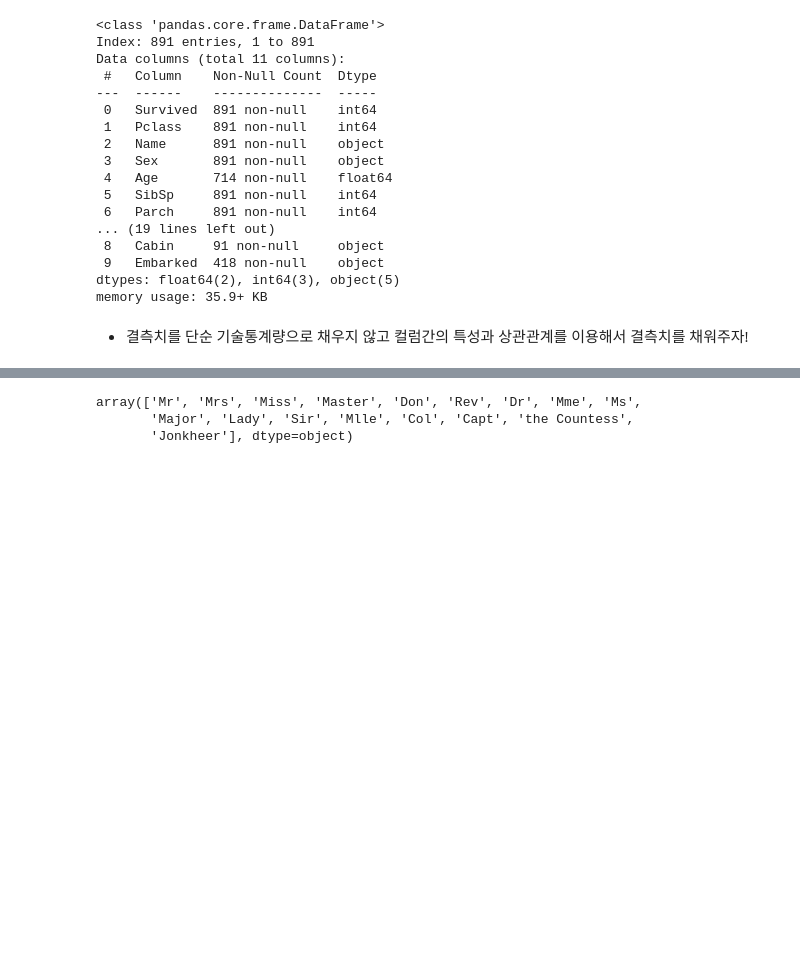
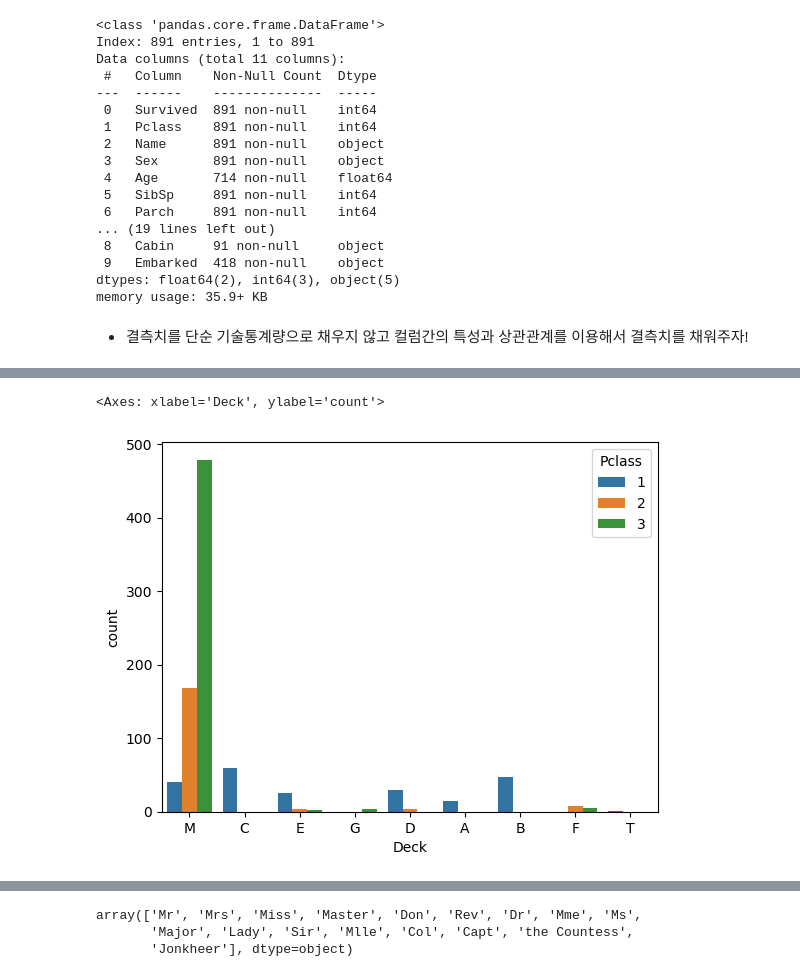
Before and after one commit to ydydydydydy/MachineLearning_, a Jupyter notebook: 04. titanic 데이터를 활용한 생존자 예측.ipynb, the cells around one changed output, grey strips where cells are left out. Cells and saved outputs as stored; diff of their text form; code cells hidden in the pictures; blank space fills up the shorter version.

```diff
--- a/04. titanic 데이터를 활용한 생존자 예측.ipynb
+++ b/04. titanic 데이터를 활용한 생존자 예측.ipynb
@@ -291,0 +259,9 @@ Name: Age, Length: 418, dtype: int64
+# %%
+# Age 결측치를 처리하는 함수 정의
+def fill_age(data):
+    #만약 Age 컬럼에 결측치가 있다면 피봇 테이블에서 값을 찾아서 출력해줘
+    if pd.isna(data['Age']):
+        return train_pivot.loc[(data['Pclass'],data['Sex']),"Age"]
+    # 그렇지 않으면 원래 값을 출력해줘
+    else:
+        return data['Age']
@@ -626,2 +517,0 @@ sns.countplot(data = train, x='Age', hue = 'Survived')
-# %%
-train['Age_Group'] = pd.cut(train['Age'], bins=range(0, 91, 10), right=False, labels=[f"{i}-{i+9}" for i in range(0, 90, 10)])
@@ -787,9 +518,7 @@ def split_name (data):
-# %%
-# apply 함수를 사용하여 train, test 데이터에 적용
-# 'TItle' (호칭)이라는 새로운 컬럼 생성해서 대입
-# 데이터.apply(함수이름)
-train['Title'] = train['Name'].apply(split_name)
-test['Title'] = test['Name'].apply(split_name)
-
-# 2차원 DataFrame에서 한 개의 컬럼만을 출력 > Series 형태의 데이터 > 1차원
-# 축설정해줄 필요가 없음
+# %%
+#Cabin 컬럼 삭제
+train = train.drop('Cabin', axis = 1) #이렇게 다시 대입을 해주거나
+test.drop('Cabin',axis = 1, inplace = True) #자동으로 대입을 해 주는 inplace 속성을 주면 된다.
+
+#이미 삭제되었으니까 이 명령 다시 실행하면 오류남! 나중에 착오하지 말자.
+#처음부터 전체 실행하는 거면 상관없음
@@ -795,0 +575,8 @@ test['Title'] = test['Name'].apply(split_name)
+# %%
+#Pclass와 Deck의 상관관계 시각적으로 확인
+sns.countplot(data=train, x='Deck', hue = 'Pclass' )
+
+#Deck가 M인 사람이 3등급이 많고 사망자 비율도 높다
+# %% [output]
+<Axes: xlabel='Deck', ylabel='count'>
+[figure, added]
```
Also changed, not shown: parts of 234 cells of this notebook, 6 other files.
